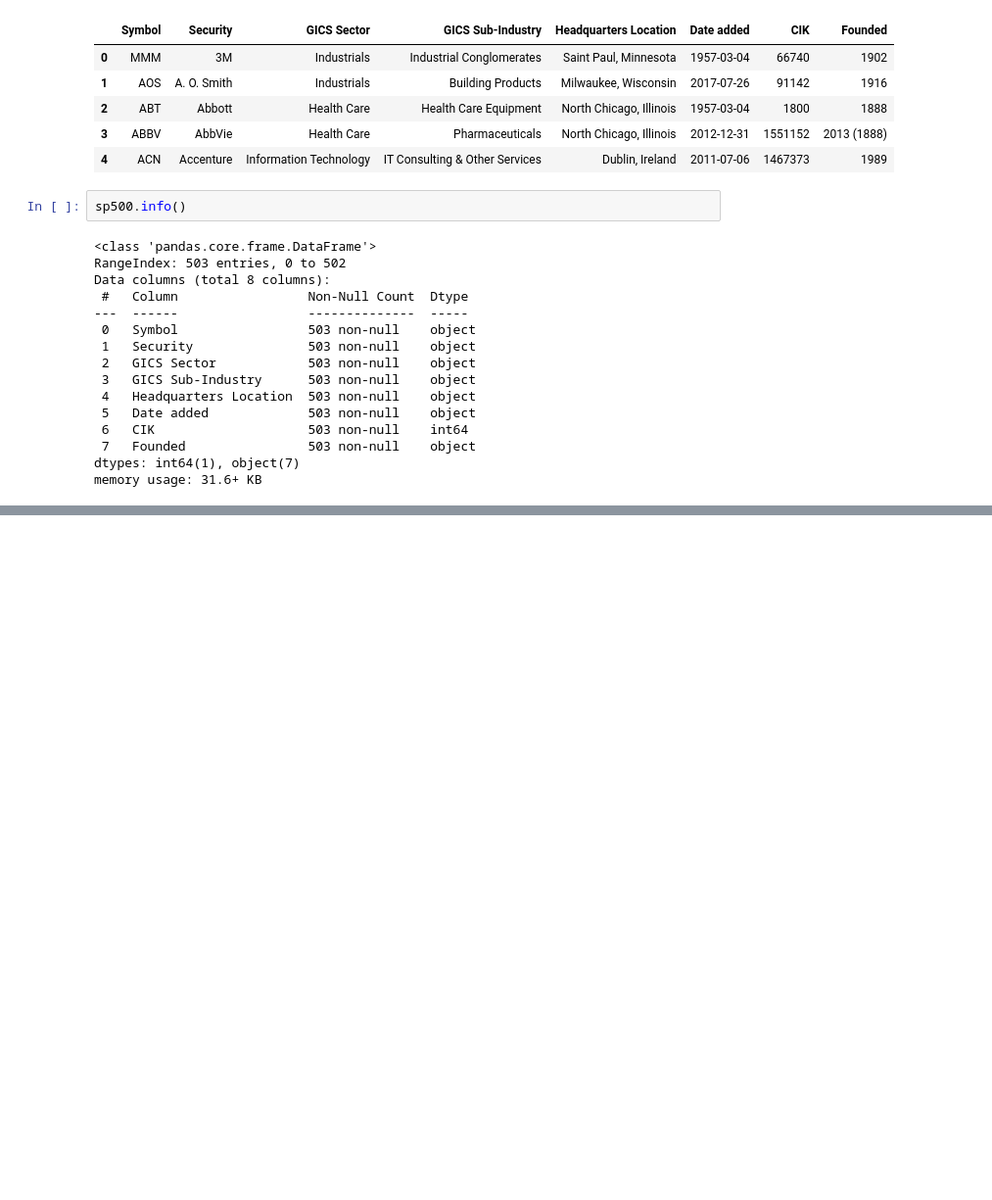
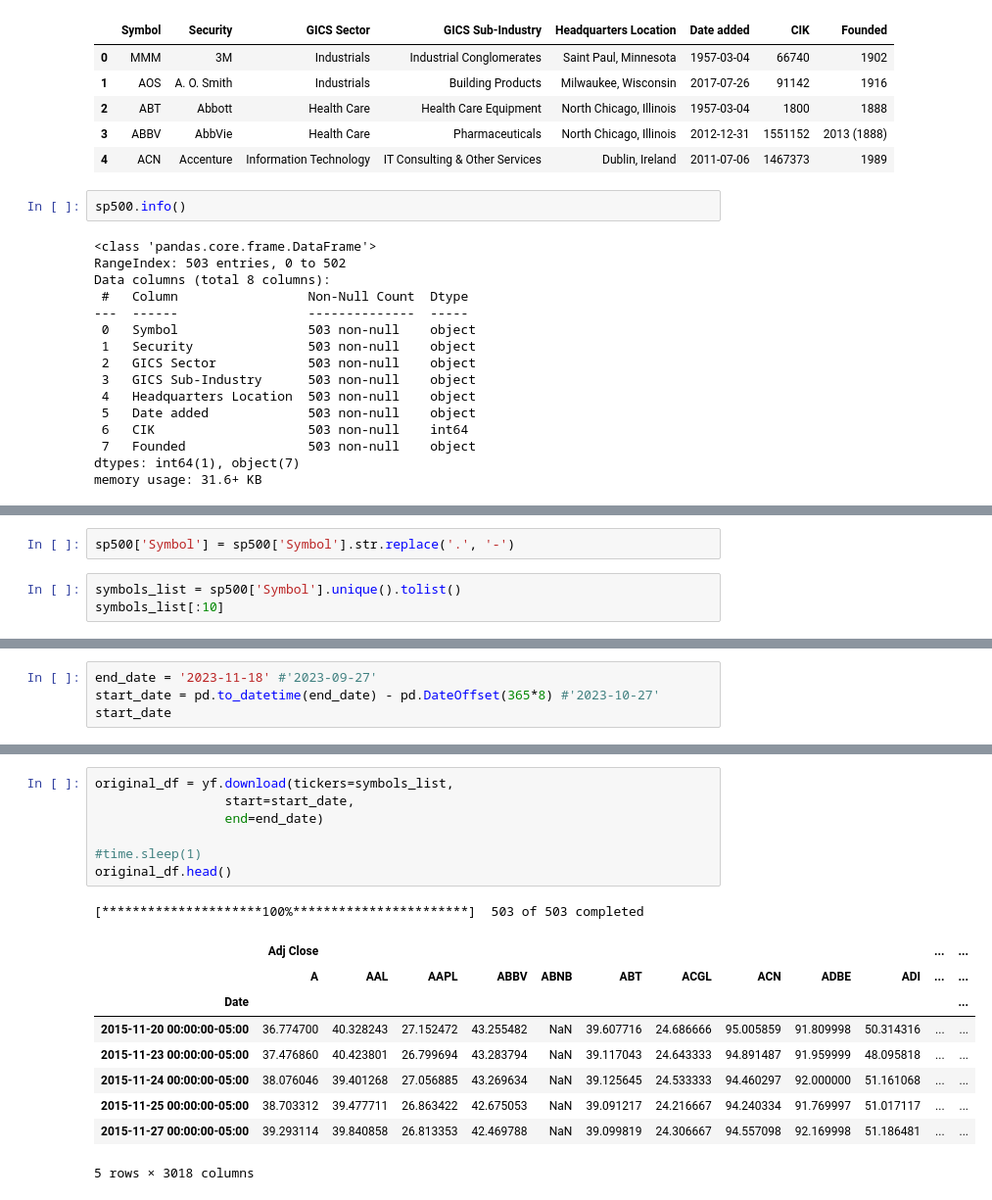
Before and after one commit to Ksyu22/algo_trading, a Jupyter notebook: unsupervised_sp500.ipynb, the cells around one changed output, grey strips where cells are left out. Shown: that part at 98% size. Saved outputs shown, nothing was run; the diff lists cells and outputs as text; blank space fills up the shorter version.

```diff
--- a/unsupervised_sp500.ipynb
+++ b/unsupervised_sp500.ipynb
@@ -37,0 +51,5 @@ memory usage: 31.6+ KB
+# %%
+sp500['Symbol'] = sp500['Symbol'].str.replace('.', '-')
+# %%
+symbols_list = sp500['Symbol'].unique().tolist()
+symbols_list[:10]
@@ -37,0 +60,4 @@ memory usage: 31.6+ KB
+# %%
+end_date = '2023-11-18' #'2023-09-27'
+start_date = pd.to_datetime(end_date) - pd.DateOffset(365*8) #'2023-10-27'
+start_date
@@ -37,0 +66,18 @@ memory usage: 31.6+ KB
+# %%
+original_df = yf.download(tickers=symbols_list,
+                 start=start_date,
+                 end=end_date)
+
+#time.sleep(1)
+original_df.head()
+# %% [output]
+[*********************100%***********************]  503 of 503 completed
+|  | Adj Close |  |  |  |  |  |  |  |  |  | ... | ... |
+|  | A | AAL | AAPL | ABBV | ABNB | ABT | ACGL | ACN | ADBE | ADI | ... | ... |
+| Date |  |  |  |  |  |  |  |  |  |  |  | ... |
+| 2015-11-20 00:00:00-05:00 | 36.774700 | 40.328243 | 27.152472 | 43.255482 | NaN | 39.607716 | 24.686666 | 95.005859 | 91.809998 | 50.314316 | ... | ... |
+| 2015-11-23 00:00:00-05:00 | 37.476860 | 40.423801 | 26.799694 | 43.283794 | NaN | 39.117043 | 24.643333 | 94.891487 | 91.959999 | 48.095818 | ... | ... |
+| 2015-11-24 00:00:00-05:00 | 38.076046 | 39.401268 | 27.056885 | 43.269634 | NaN | 39.125645 | 24.533333 | 94.460297 | 92.000000 | 51.161068 | ... | ... |
+| 2015-11-25 00:00:00-05:00 | 38.703312 | 39.477711 | 26.863422 | 42.675053 | NaN | 39.091217 | 24.216667 | 94.240334 | 91.769997 | 51.017117 | ... | ... |
+| 2015-11-27 00:00:00-05:00 | 39.293114 | 39.840858 | 26.813353 | 42.469788 | NaN | 39.099819 | 24.306667 | 94.557098 | 92.169998 | 51.186481 | ... | ... |
+5 rows × 3018 columns
```
Also changed, not shown: parts of 19 cells of this notebook.
